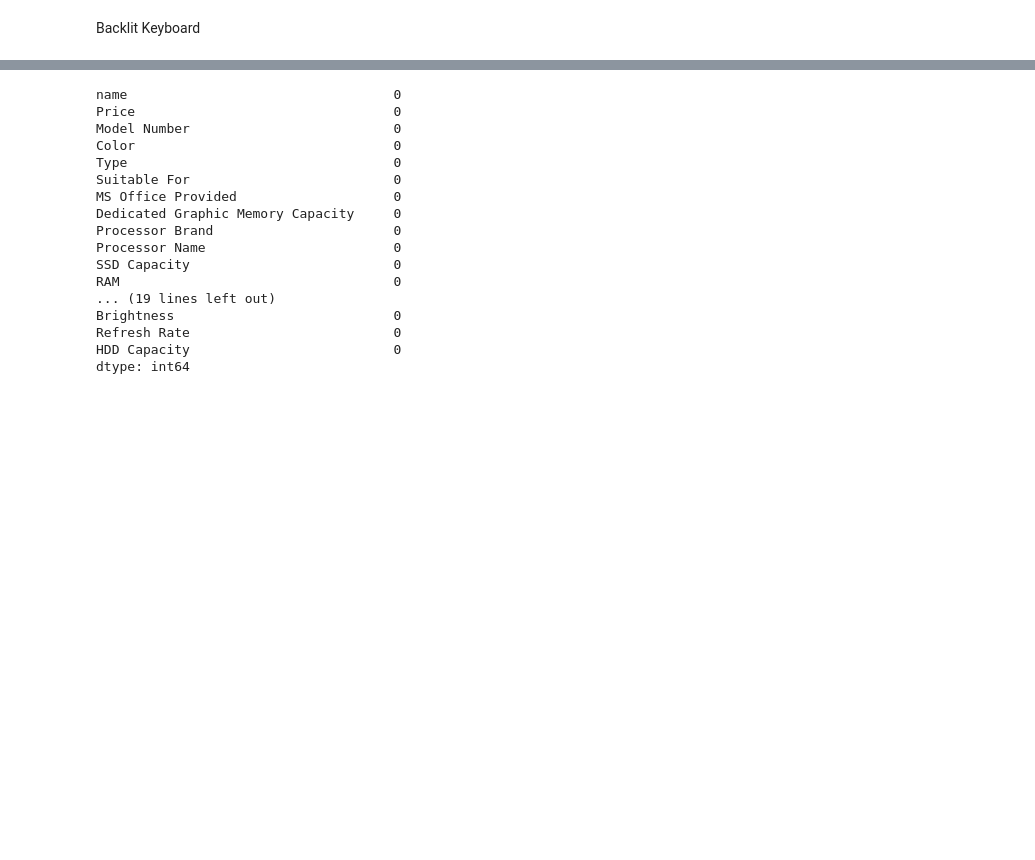
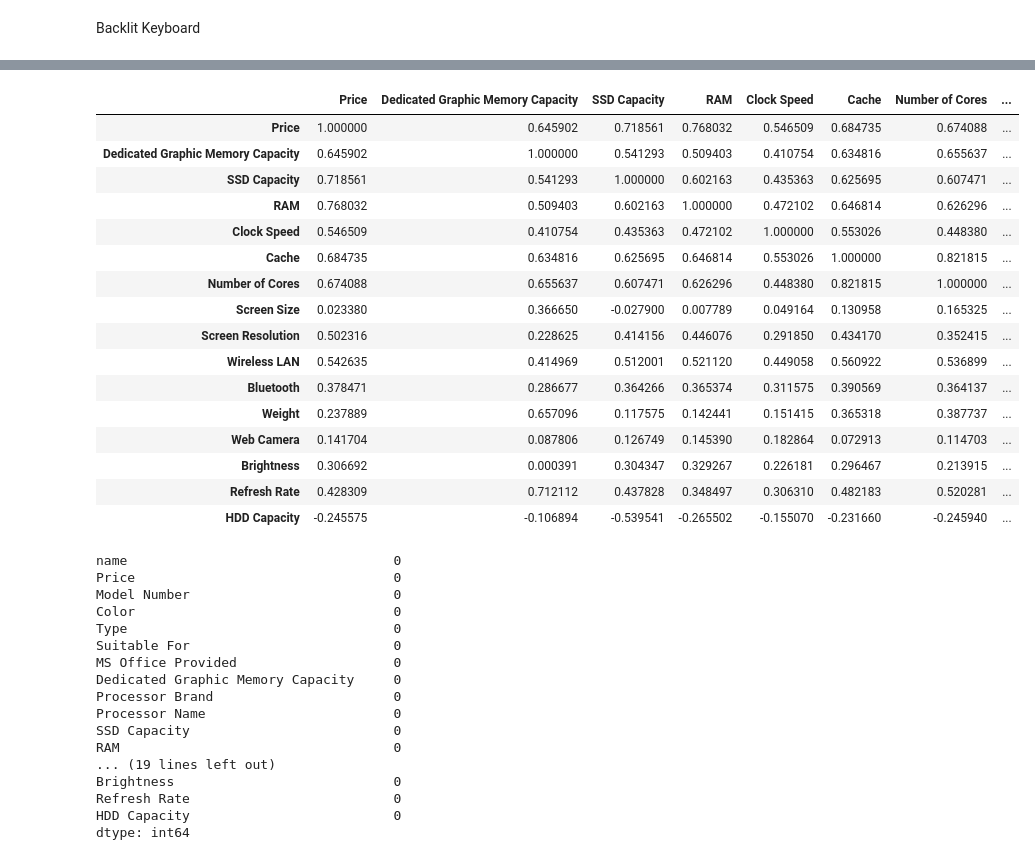
Before and after one commit to RenzVillegas24/JupyterML, a Jupyter notebook: 24.01.10_Activity_1/main_laptop.ipynb, the cells around one changed output, grey strips where cells are left out. Saved outputs shown, nothing was run; the diff lists cells and outputs as text; code cells hidden in the pictures; blank space fills up the shorter version.

```diff
--- a/24.01.10_Activity_1/main_laptop.ipynb
+++ b/24.01.10_Activity_1/main_laptop.ipynb
@@ -390,7 +390,7 @@ Price
 from currency_converter import CurrencyConverter
 
 # c = CurrencyConverter().convert(1, 'INR', 'PHP')
-# c = 0.67
+c = 0.67
 
 dfc['Price'] = round(dfc['Price'].str.replace(',', '').str.lstrip('?').astype(float) * c, 2)
 
@@ -1015,0 +979,31 @@ x = dfc['Keyboard']
+# %%
+# get all the backlit keyboard with "rgb" in it store in x
+def parseBacklight(text:str):
+    text = text.lower()
+
+    if text.find('backlit'):
+        if text.find('rgb'):
+            if re.compile(r'\b(?:(\d+)\s*(?:-| )\s*zone\s*)?(?:rgb)', re.IGNORECASE).findall(text):
+                return '4-Zone RGB'
+            else:
+                return 'RGB'
+        else:
+            return 'Single-Color'
+    else:
+        return 'None'
+
+
+# transpose the "Keyboard" value if the "Backlit Keyboard" values is "No"
+dfc.loc[dfc['Backlit Keyboard'] == 'None', 'Keyboard'] = "Non Backlit"
+dfc['Keyboard'] = dfc['Keyboard'].apply(parseBacklight)
+
+x = dfc['Keyboard']
+
+# remove the "Backlit Keyboard" column
+dfc.drop('Backlit Keyboard', axis=1, inplace=True)
+
+# rename the "Keyboard" column to "Keyboard Backlight"
+dfc.rename(columns={'Keyboard': 'Keyboard Backlight'}, inplace=True)
+
+
+x = dfc['Keyboard Backlight']
@@ -1035,0 +1035,3 @@ memory usage: 176.3+ KB
+# %%
+# remove the null rows from "Graphic Processor" column
+dfc.dropna(subset=['Graphic Processor'], inplace=True)
@@ -1036,3 +1079,23 @@ memory usage: 176.3+ KB
+# %%
+dfc.corr(numeric_only=True)
+# %% [output]
+|  | Price | Dedicated Graphic Memory Capacity | SSD Capacity | RAM | Clock Speed | Cache | Number of Cores | ... |
+| Price | 1.000000 | 0.645902 | 0.718561 | 0.768032 | 0.546509 | 0.684735 | 0.674088 | ... |
+| Dedicated Graphic Memory Capacity | 0.645902 | 1.000000 | 0.541293 | 0.509403 | 0.410754 | 0.634816 | 0.655637 | ... |
+| SSD Capacity | 0.718561 | 0.541293 | 1.000000 | 0.602163 | 0.435363 | 0.625695 | 0.607471 | ... |
+| RAM | 0.768032 | 0.509403 | 0.602163 | 1.000000 | 0.472102 | 0.646814 | 0.626296 | ... |
+| Clock Speed | 0.546509 | 0.410754 | 0.435363 | 0.472102 | 1.000000 | 0.553026 | 0.448380 | ... |
+| Cache | 0.684735 | 0.634816 | 0.625695 | 0.646814 | 0.553026 | 1.000000 | 0.821815 | ... |
+| Number of Cores | 0.674088 | 0.655637 | 0.607471 | 0.626296 | 0.448380 | 0.821815 | 1.000000 | ... |
+| Screen Size | 0.023380 | 0.366650 | -0.027900 | 0.007789 | 0.049164 | 0.130958 | 0.165325 | ... |
+| Screen Resolution | 0.502316 | 0.228625 | 0.414156 | 0.446076 | 0.291850 | 0.434170 | 0.352415 | ... |
+| Wireless LAN | 0.542635 | 0.414969 | 0.512001 | 0.521120 | 0.449058 | 0.560922 | 0.536899 | ... |
+| Bluetooth | 0.378471 | 0.286677 | 0.364266 | 0.365374 | 0.311575 | 0.390569 | 0.364137 | ... |
+| Weight | 0.237889 | 0.657096 | 0.117575 | 0.142441 | 0.151415 | 0.365318 | 0.387737 | ... |
+| Web Camera | 0.141704 | 0.087806 | 0.126749 | 0.145390 | 0.182864 | 0.072913 | 0.114703 | ... |
+| Brightness | 0.306692 | 0.000391 | 0.304347 | 0.329267 | 0.226181 | 0.296467 | 0.213915 | ... |
+| Refresh Rate | 0.428309 | 0.712112 | 0.437828 | 0.348497 | 0.306310 | 0.482183 | 0.520281 | ... |
+| HDD Capacity | -0.245575 | -0.106894 | -0.539541 | -0.265502 | -0.155070 | -0.231660 | -0.245940 | ... |
 # %%
 # get the corr
 dfc.isna().sum()
```
Also changed, not shown: parts of 6 cells of this notebook.
